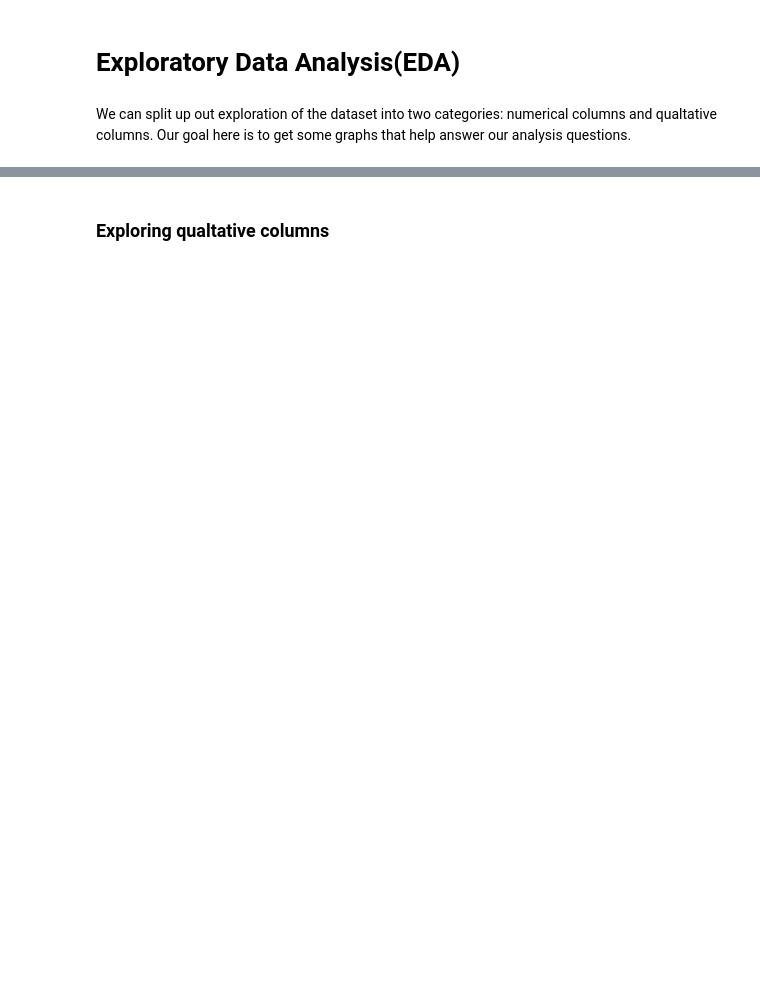
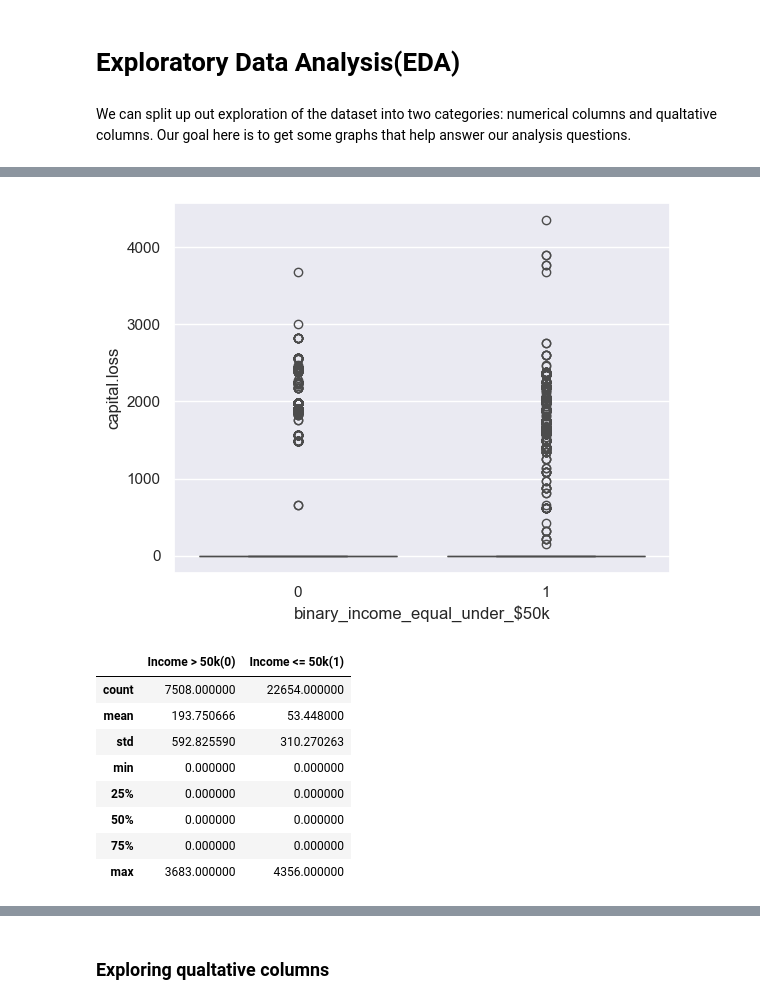
Before and after one commit to brandoncabrera707/CISD_41_Capstone_Project, a Jupyter notebook: capstone_project.ipynb, the cells around one changed output, grey strips where cells are left out. Drawn from its saved outputs; the diff is of its cells as text; code cells hidden in the pictures; blank space fills up the shorter version.

```diff
--- a/capstone_project.ipynb
+++ b/capstone_project.ipynb
@@ -251,0 +279,14 @@ From
+# %%
+capital_loss_info = plot_boxplot(x = 'binary_income_equal_under_$50k', y = 'capital.loss')
+capital_loss_info
+# %% [output]
+[figure, added]
+|  | Income > 50k(0) | Income <= 50k(1) |
+| count | 7508.000000 | 22654.000000 |
+| mean | 193.750666 | 53.448000 |
+| std | 592.825590 | 310.270263 |
+| min | 0.000000 | 0.000000 |
+| 25% | 0.000000 | 0.000000 |
+| 50% | 0.000000 | 0.000000 |
+| 75% | 0.000000 | 0.000000 |
+| max | 3683.000000 | 4356.000000 |
```
Also changed, not shown: parts of 16 cells of this notebook.
